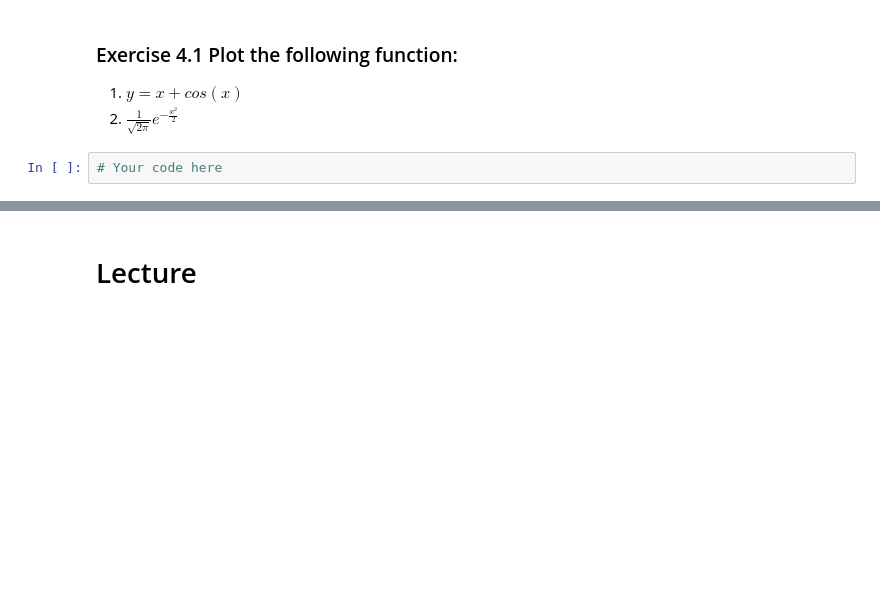
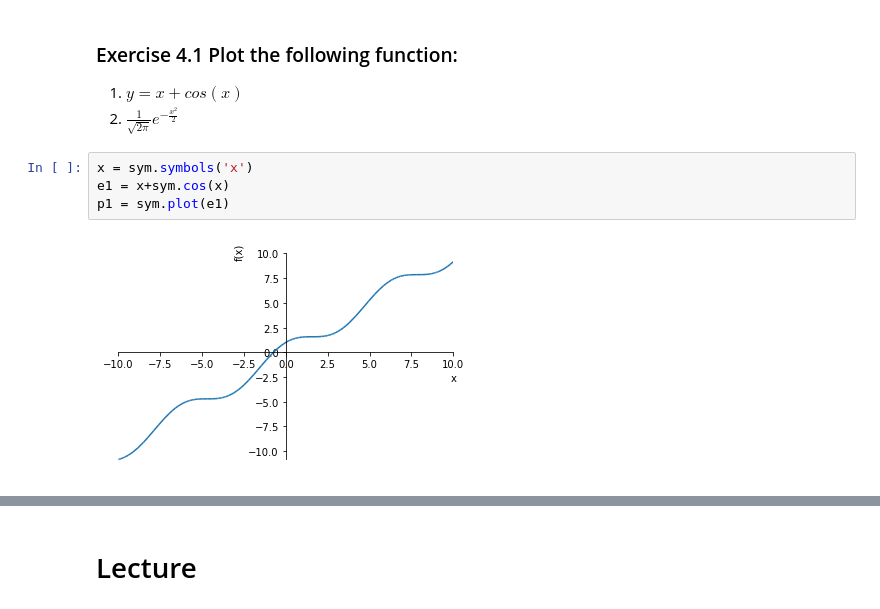
Before and after one commit to sju-chem264-2019/9-26-2019-symbolic-math-NatalieWilliams16, a Jupyter notebook: symbolic_math.ipynb, the cells around one changed output, grey strips where cells are left out. Cells and saved outputs as stored; diff of their text form; blank space fills up the shorter version.

```diff
--- a/symbolic_math.ipynb
+++ b/symbolic_math.ipynb
@@ -241,5 +258,9 @@ p = sym.plot(expr)
 
 1. $y=x + cos(x)$
 1. ${\frac{1}{{ \sqrt {2\pi } }}{e^{ - \frac{x^2}{2}}}}$
-# %%
-# Your code here
+# %%
+x = sym.symbols('x')
+e1 = x+sym.cos(x)
+p1 = sym.plot(e1)
+# %% [output]
+[figure, added]
```
Also changed, not shown: parts of 15 cells of this notebook.
